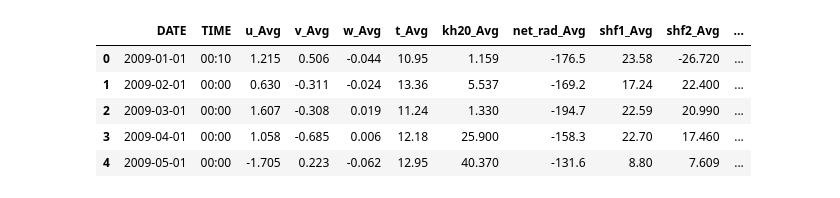
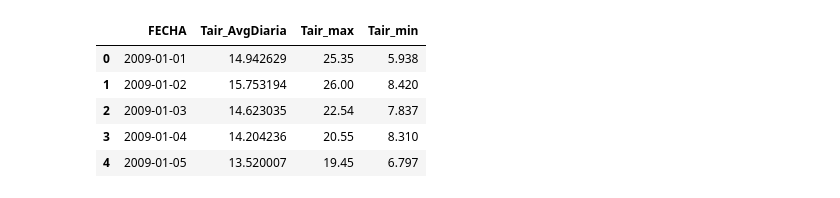
Before and after one commit to Askleth/Archivero, a Jupyter notebook: Actividad_8/Act8.ipynb, the cells around one changed output. Cells and saved outputs as stored; diff of their text form; code cells hidden in the pictures.

```diff
--- a/Actividad_8/Act8.ipynb
+++ b/Actividad_8/Act8.ipynb
@@ -122,10 +96,14 @@ meteo.head()
-# %%
-meteo2 = meteo.drop_duplicates(["MES",'DIA',"AÑO"]).reset_index(drop=True)
-meteo2.head()
-# %% [output]
-|  | DATE | TIME | u_Avg | v_Avg | w_Avg | t_Avg | kh20_Avg | net_rad_Avg | shf1_Avg | shf2_Avg | ... |
-| 0 | 2009-01-01 | 00:10 | 1.215 | 0.506 | -0.044 | 10.95 | 1.159 | -176.5 | 23.58 | -26.720 | ... |
-| 1 | 2009-02-01 | 00:00 | 0.630 | -0.311 | -0.024 | 13.36 | 5.537 | -169.2 | 17.24 | 22.400 | ... |
-| 2 | 2009-03-01 | 00:00 | 1.607 | -0.308 | 0.019 | 11.24 | 1.330 | -194.7 | 22.59 | 20.990 | ... |
-| 3 | 2009-04-01 | 00:00 | 1.058 | -0.685 | 0.006 | 12.18 | 25.900 | -158.3 | 22.70 | 17.460 | ... |
-| 4 | 2009-05-01 | 00:00 | -1.705 | 0.223 | -0.062 | 12.95 | 40.370 | -131.6 | 8.80 | 7.609 | ... |
+# %%
+meteoDIA = meteo.drop_duplicates(["AÑO","MES","DIA"]).reset_index(drop=True)
+meteoDIA = pd.DataFrame({"FECHA"          : meteoDIA["DATE"],
+                         "Tair_AvgDiaria" : meteoDIA["Tair_AvgDiaria"],
+                         "Tair_max"       : meteoDIA["Tair_max"],
+                         "Tair_min"       : meteoDIA["Tair_min"]})
+meteoDIA.head()
+# %% [output]
+|  | FECHA | Tair_AvgDiaria | Tair_max | Tair_min |
+| 0 | 2009-01-01 | 14.942629 | 25.35 | 5.938 |
+| 1 | 2009-01-02 | 15.753194 | 26.00 | 8.420 |
+| 2 | 2009-01-03 | 14.623035 | 22.54 | 7.837 |
+| 3 | 2009-01-04 | 14.204236 | 20.55 | 8.310 |
+| 4 | 2009-01-05 | 13.520007 | 19.45 | 6.797 |
```
Also changed, not shown: parts of 11 cells of this notebook.
